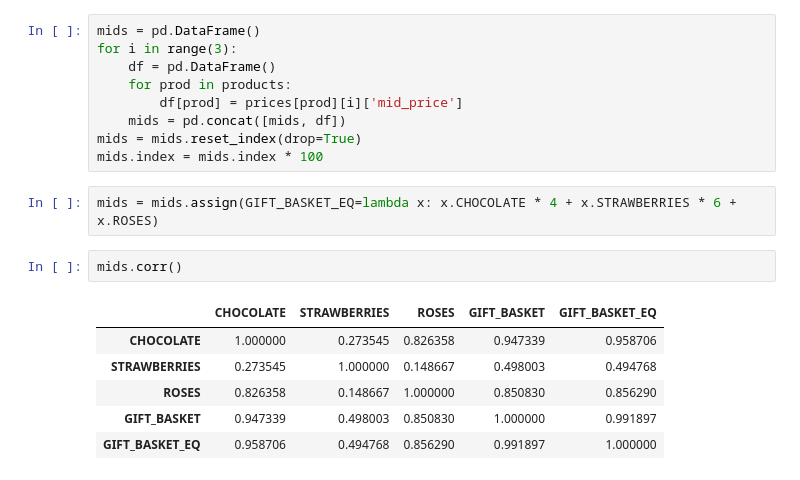
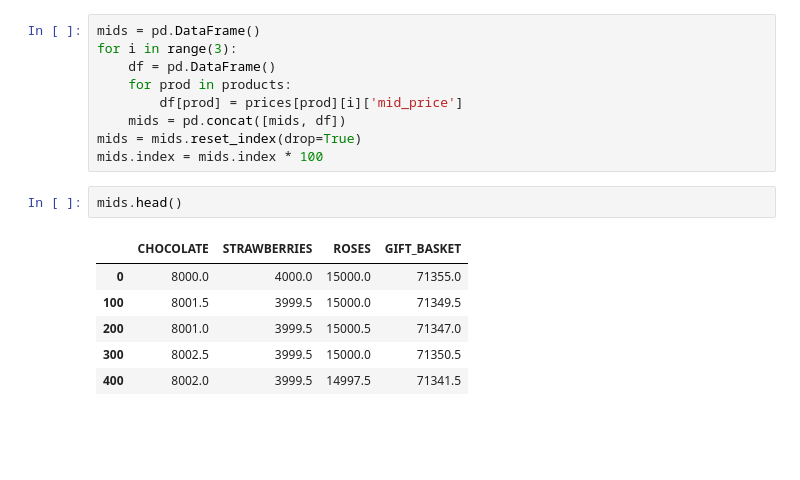
Before and after one commit to aemilani/imc-prosperity-2, a Jupyter notebook: round_3_algo.ipynb, the cells around one changed output. Drawn from its saved outputs; the diff is of its cells as text; blank space fills up the shorter version.

```diff
--- a/round_3_algo.ipynb
+++ b/round_3_algo.ipynb
@@ -50,14 +49,12 @@ for i in range(3):
     mids = pd.concat([mids, df])
 mids = mids.reset_index(drop=True)
 mids.index = mids.index * 100
-# %%
-mids = mids.assign(GIFT_BASKET_EQ=lambda x: x.CHOCOLATE * 4 + x.STRAWBERRIES * 6 + x.ROSES)
 # %%
-mids.corr()
+mids.head()
 # %% [output]
-|  | CHOCOLATE | STRAWBERRIES | ROSES | GIFT_BASKET | GIFT_BASKET_EQ |
-| CHOCOLATE | 1.000000 | 0.273545 | 0.826358 | 0.947339 | 0.958706 |
-| STRAWBERRIES | 0.273545 | 1.000000 | 0.148667 | 0.498003 | 0.494768 |
-| ROSES | 0.826358 | 0.148667 | 1.000000 | 0.850830 | 0.856290 |
-| GIFT_BASKET | 0.947339 | 0.498003 | 0.850830 | 1.000000 | 0.991897 |
-| GIFT_BASKET_EQ | 0.958706 | 0.494768 | 0.856290 | 0.991897 | 1.000000 |
+|  | CHOCOLATE | STRAWBERRIES | ROSES | GIFT_BASKET |
+| 0 | 8000.0 | 4000.0 | 15000.0 | 71355.0 |
+| 100 | 8001.5 | 3999.5 | 15000.0 | 71349.5 |
+| 200 | 8001.0 | 3999.5 | 15000.5 | 71347.0 |
+| 300 | 8002.5 | 3999.5 | 15000.0 | 71350.5 |
+| 400 | 8002.0 | 3999.5 | 14997.5 | 71341.5 |
```
Also changed, not shown: parts of 30 cells of this notebook, 2 other files.
